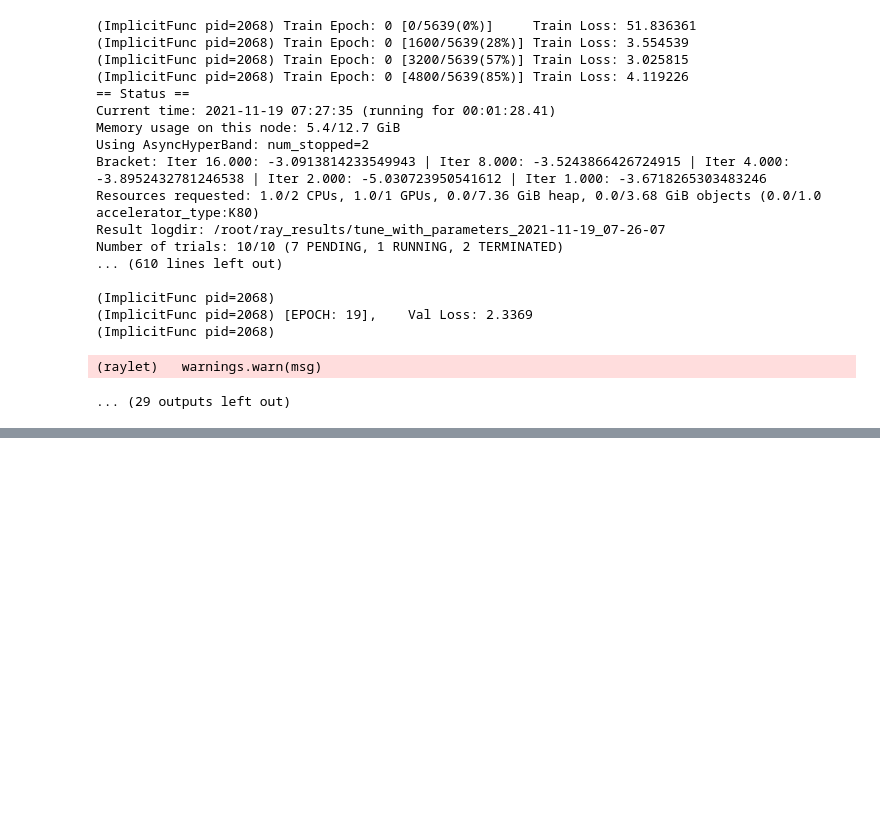
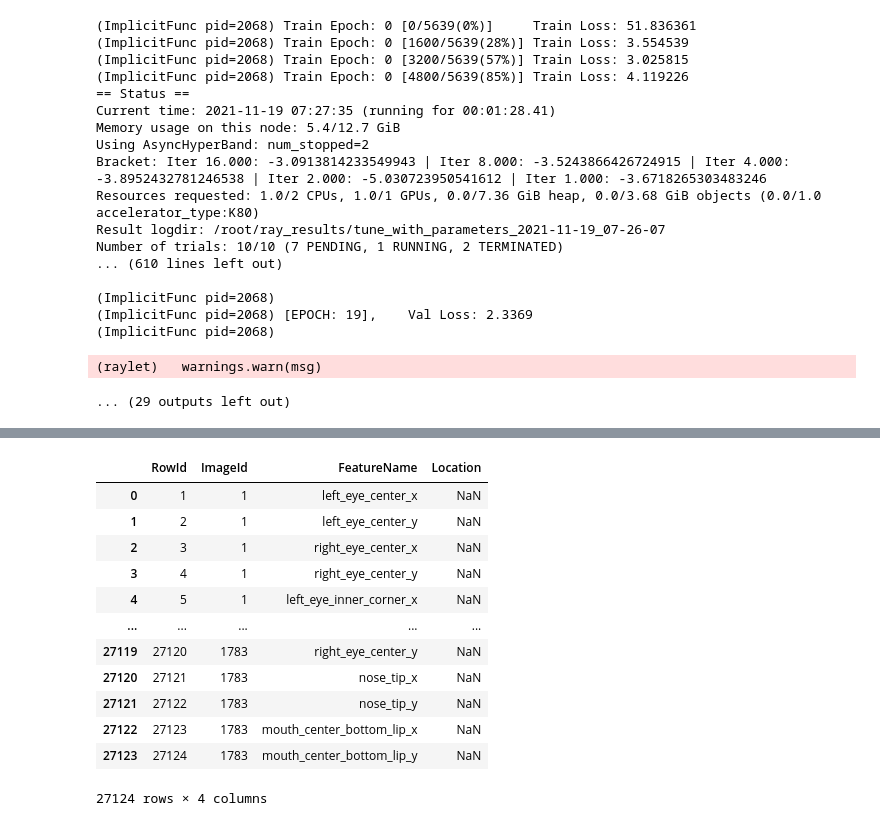
Before and after one commit to SangminAhn21/DL_Study, a Jupyter notebook: Kaggle/Facial_Keypoint_Detection/FKD_hyperparameter_tuning.ipynb, the cells around one changed output, grey strips where cells are left out. Saved outputs shown, nothing was run; the diff lists cells and outputs as text; code cells hidden in the pictures; blank space fills up the shorter version.

```diff
--- a/Kaggle/Facial_Keypoint_Detection/FKD_hyperparameter_tuning.ipynb
+++ b/Kaggle/Facial_Keypoint_Detection/FKD_hyperparameter_tuning.ipynb
@@ -406,0 +437,17 @@ predict(model=best_model, test_image=train_image, idx=1, plot=True)
+# %%
+IdLookupTable = pd.read_csv('IdLookupTable.csv')
+IdLookupTable
+# %% [output]
+|  | RowId | ImageId | FeatureName | Location |
+| 0 | 1 | 1 | left_eye_center_x | NaN |
+| 1 | 2 | 1 | left_eye_center_y | NaN |
+| 2 | 3 | 1 | right_eye_center_x | NaN |
+| 3 | 4 | 1 | right_eye_center_y | NaN |
+| 4 | 5 | 1 | left_eye_inner_corner_x | NaN |
+| ... | ... | ... | ... | ... |
+| 27119 | 27120 | 1783 | right_eye_center_y | NaN |
+| 27120 | 27121 | 1783 | nose_tip_x | NaN |
+| 27121 | 27122 | 1783 | nose_tip_y | NaN |
+| 27122 | 27123 | 1783 | mouth_center_bottom_lip_x | NaN |
+| 27123 | 27124 | 1783 | mouth_center_bottom_lip_y | NaN |
+27124 rows × 4 columns
```
Also changed, not shown: parts of 13 cells of this notebook.
